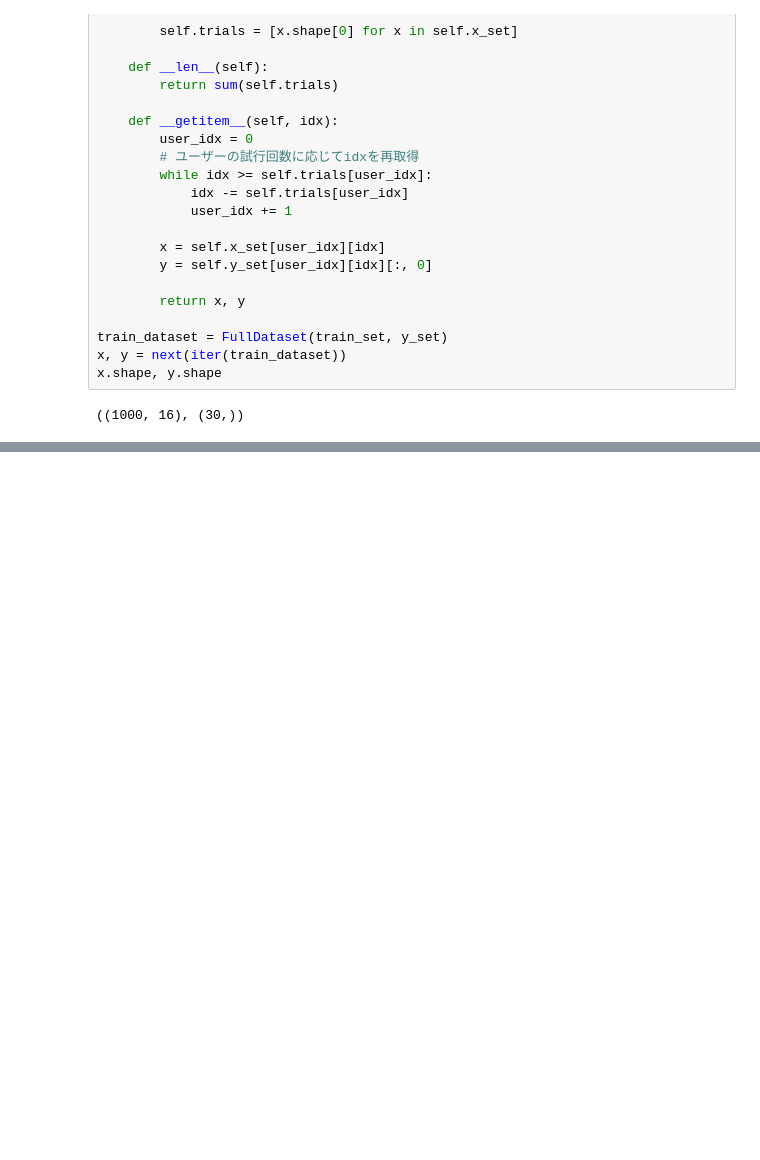
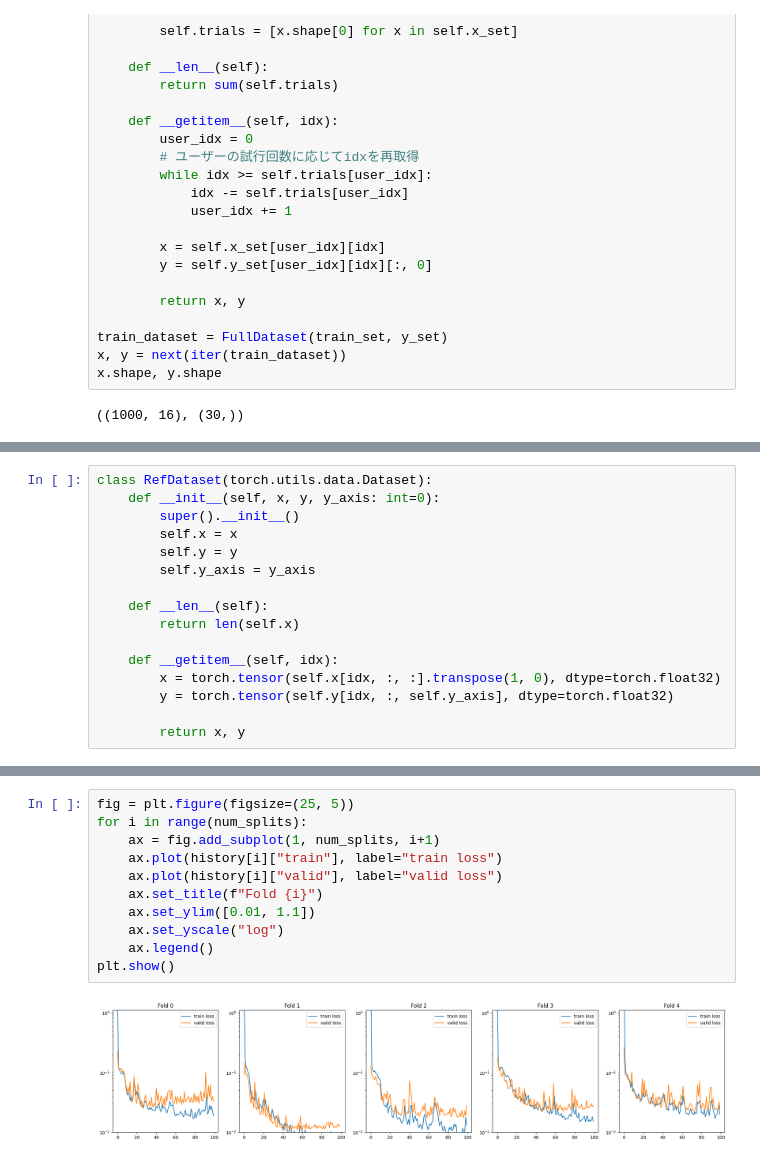
Before and after one commit to naokeyn/NEDO_MotionEncoding, a Jupyter notebook: notebooks/005_checkAxis.ipynb, the cells around one changed output, grey strips where cells are left out. Drawn from its saved outputs; the diff is of its cells as text; blank space fills up the shorter version.

```diff
--- a/notebooks/005_checkAxis.ipynb
+++ b/notebooks/005_checkAxis.ipynb
@@ -152,0 +384,16 @@ plt.show()
+# %%
+class RefDataset(torch.utils.data.Dataset):
+    def __init__(self, x, y, y_axis: int=0):
+        super().__init__()
+        self.x = x
+        self.y = y
+        self.y_axis = y_axis
+
+    def __len__(self):
+        return len(self.x)
+
+    def __getitem__(self, idx):
+        x = torch.tensor(self.x[idx, :, :].transpose(1, 0), dtype=torch.float32)
+        y = torch.tensor(self.y[idx, :, self.y_axis], dtype=torch.float32)
+
+        return x, y
@@ -152,0 +563,13 @@ plt.show()
+# %%
+fig = plt.figure(figsize=(25, 5))
+for i in range(num_splits):
+    ax = fig.add_subplot(1, num_splits, i+1)
+    ax.plot(history[i]["train"], label="train loss")
+    ax.plot(history[i]["valid"], label="valid loss")
+    ax.set_title(f"Fold {i}")
+    ax.set_ylim([0.01, 1.1])
+    ax.set_yscale("log")
+    ax.legend()
+plt.show()
+# %% [output]
+[figure, added]
```
Also changed, not shown: parts of 26 cells of this notebook, 2 other files.
